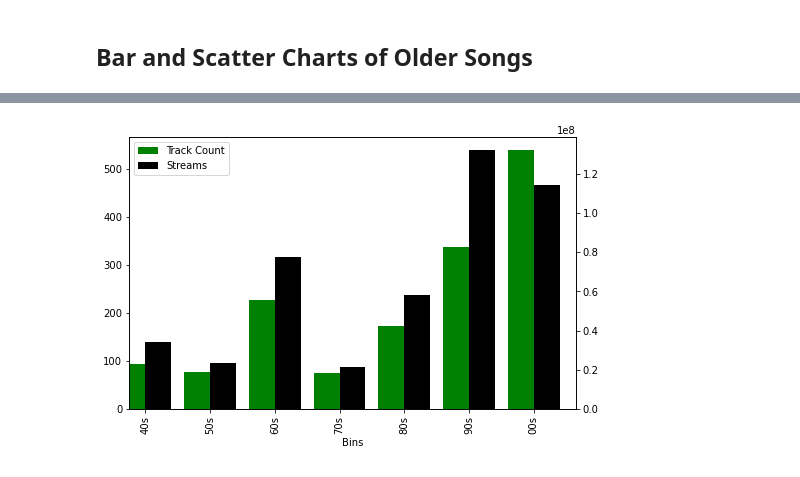
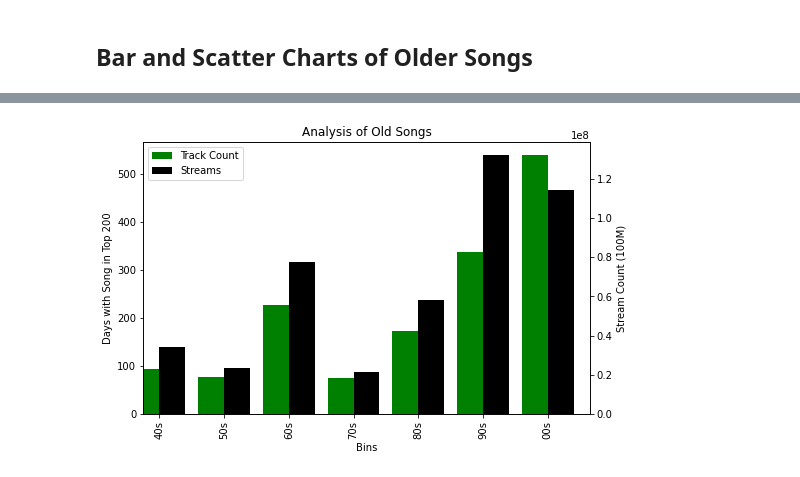
Before and after one commit to iastanehasl/Project-One, a Jupyter notebook: Spotipy_Group.ipynb, the cells around one changed output, grey strips where cells are left out. Saved outputs shown, nothing was run; the diff lists cells and outputs as text; code cells hidden in the pictures.

Commit message:
Added axis and chart titles.

```diff
--- a/Spotipy_Group.ipynb
+++ b/Spotipy_Group.ipynb
@@ -279,30 +279,35 @@ releaseYear.head()
 # %%
 relYearBins = [0, 1949, 1959, 1969, 1979, 1989, 1999, 2009]
 relYearLabels = ['40s', '50s', '60s', '70s', '80s', '90s', '00s']
 releaseYear['Bins'] = pd.cut(releaseYear['Release Year'], relYearBins, labels=relYearLabels)
 barData1 = releaseYear.groupby('Bins')['Position'].count()
 barData2 = releaseYear.groupby('Bins')['Streams'].sum()
 
 bar_df = pd.DataFrame(data=[barData1])
 bar_df = bar_df.transpose()
 bar_df['Streams'] = barData2
 bar_df.columns = ['Track Count', 'Streams']
 
 fig, ax = plt.subplots(figsize = (8,5))
 ax2 = ax.twinx()
 
 width = 0.4
 
 bar_df['Track Count'].plot(kind='bar', color='green', ax=ax, width=width, position=1)
 bar_df.Streams.plot(kind='bar', color='black', ax=ax2, width=width, position=0)
 
 # Use this to get both the legned handles in one box
 lines, labels = ax.get_legend_handles_labels()
 lines2, labels2 = ax2.get_legend_handles_labels()
 ax2.legend(lines + lines2, labels + labels2, loc=0)
+
+ax.set_ylabel('Days with Song in Top 200')
+ax2.set_ylabel('Stream Count (100M)')
+ax.set_title('Analysis of Old Songs')
+
 plt.savefig("Old Song Count and Streams Comparison")
-fig1.show()
+fig.show()
 # %% [output]
-[figure, old version]
+[figure, new version]
 # %%
 releaseYear.head()
```
Also changed, not shown: parts of 5 cells of this notebook, 1 other file.
